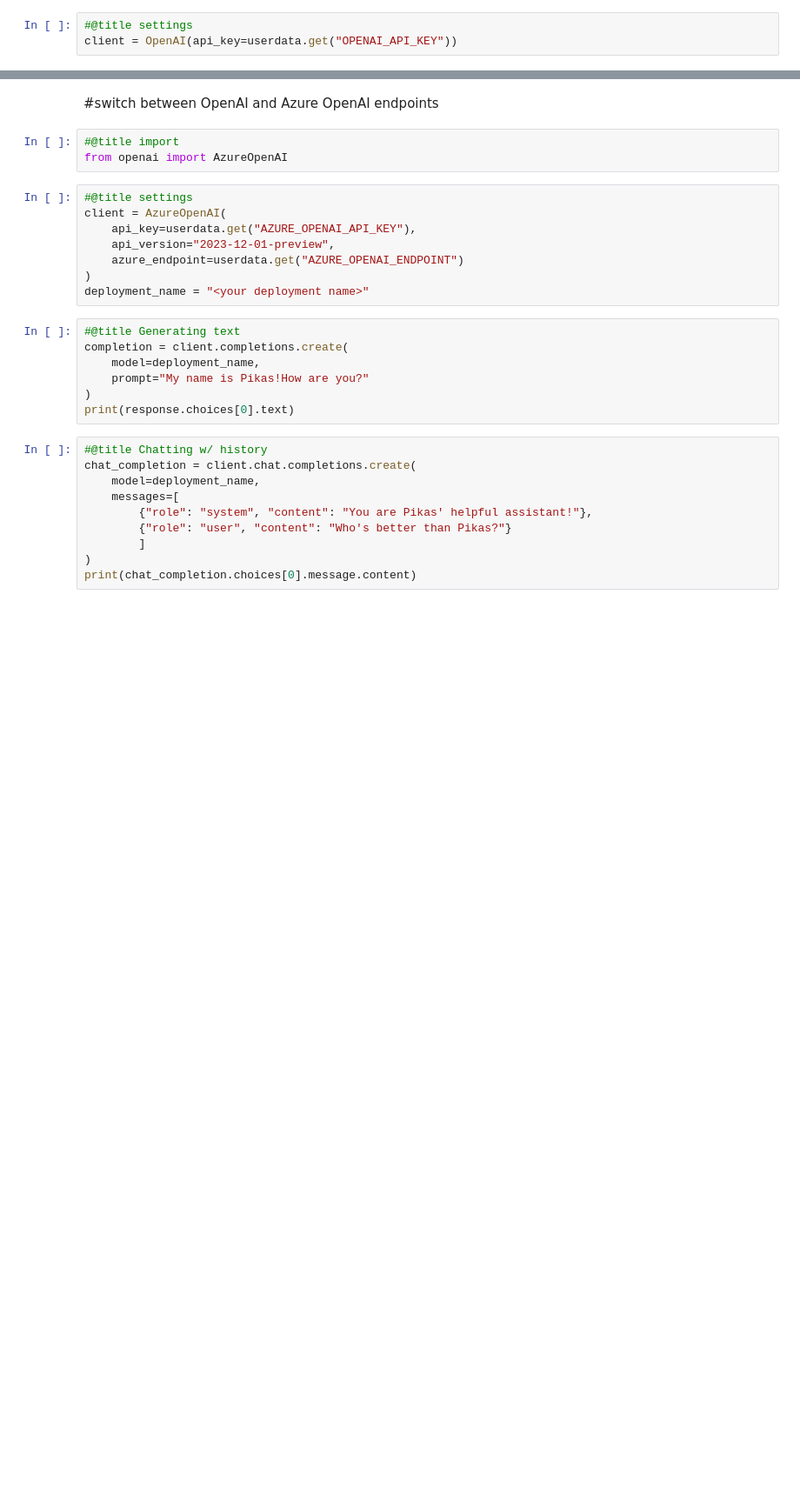
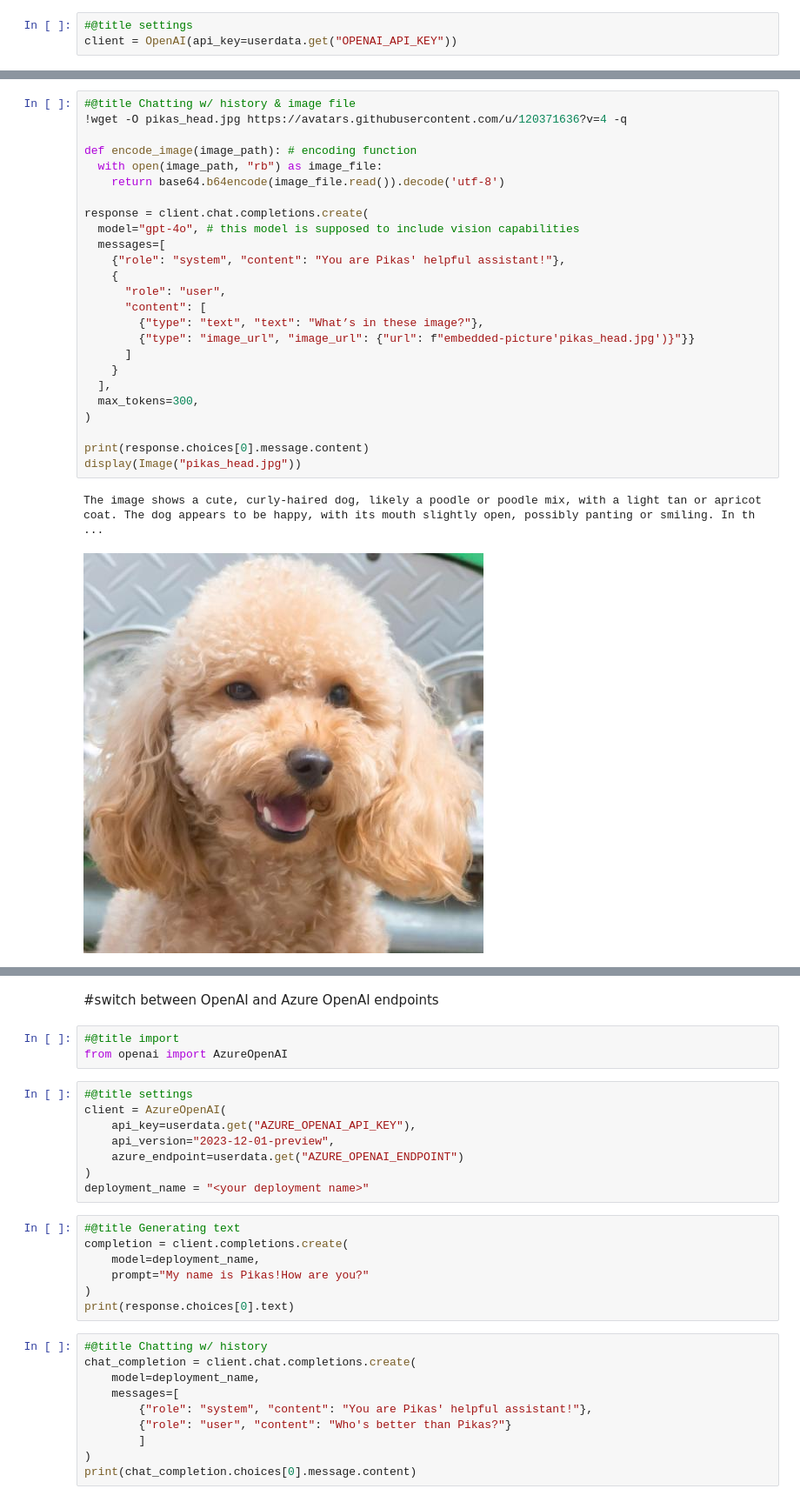
Before and after one commit to PikasXYZ/use-LLM-with-Python, a Jupyter notebook: OpenAI.ipynb, the cells around one changed output, grey strips where cells are left out. Shown at 87% size. Drawn from its saved outputs; the diff is of its cells as text; blank space fills up the shorter version.

```diff
--- a/OpenAI.ipynb
+++ b/OpenAI.ipynb
@@ -56,0 +99,28 @@ Pikas is a wonderful and capable creature known for their cute appearance and un
+# %%
+#@title Chatting w/ history & image file
+!wget -O pikas_head.jpg https://avatars.githubusercontent.com/u/120371636?v=4 -q
+
+def encode_image(image_path): # encoding function
+  with open(image_path, "rb") as image_file:
+    return base64.b64encode(image_file.read()).decode('utf-8')
+
+response = client.chat.completions.create(
+  model="gpt-4o", # this model is supposed to include vision capabilities
+  messages=[
+    {"role": "system", "content": "You are Pikas' helpful assistant!"},
+    {
+      "role": "user",
+      "content": [
+        {"type": "text", "text": "What’s in these image?"},
+        {"type": "image_url", "image_url": {"url": f"embedded-picture'pikas_head.jpg')}"}}
+      ]
+    }
+  ],
+  max_tokens=300,
+)
+
+print(response.choices[0].message.content)
+display(Image("pikas_head.jpg"))
+# %% [output]
+The image shows a cute, curly-haired dog, likely a poodle or poodle mix, with a light tan or apricot coat. The dog appears to be happy, with its mouth slightly open, possibly panting or smiling. In th ...
+[figure, added]
```
Also changed, not shown: parts of 6 cells of this notebook.
